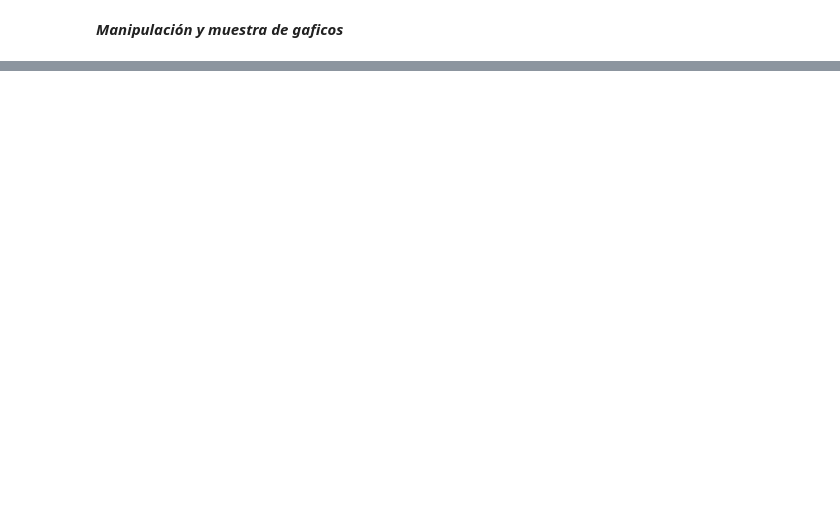
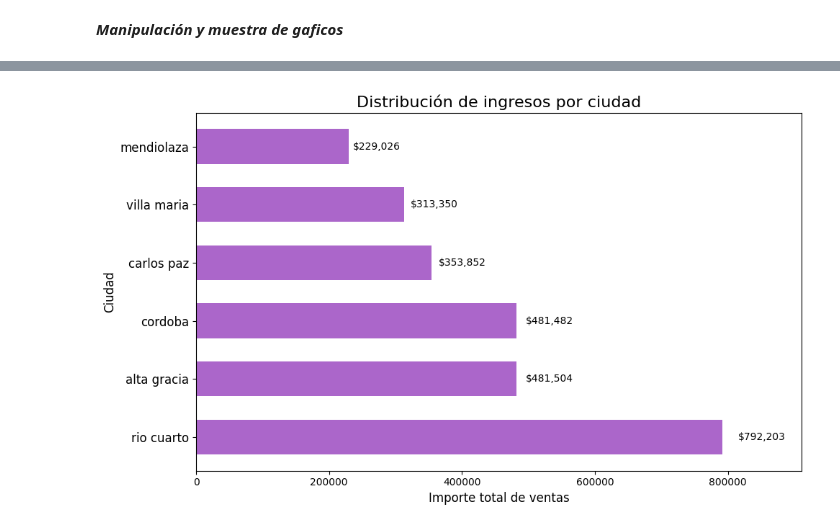
Before and after one commit to SofiaSuppia/FundamentosIA, a Jupyter notebook: Entrega2/Graficos.ipynb, the cells around one changed output, grey strips where cells are left out. Drawn from its saved outputs; the diff is of its cells as text; code cells hidden in the pictures; blank space fills up the shorter version.

```diff
--- a/Entrega2/Graficos.ipynb
+++ b/Entrega2/Graficos.ipynb
@@ -87,0 +189,34 @@ La Matriz de Correlaciones solo con variables numericas.
+# %%
+# Gráfico Barras - Distribución de ingresos por ciudad
+
+ingresos_ciudad = (
+    df_maestro
+    .groupby("ciudad", as_index=False)
+    .agg({"importe": "sum"})
+    .sort_values("importe", ascending=False)
+)
+
+plt.figure(figsize=(10, 6))
+plt.barh(
+    ingresos_ciudad["ciudad"],
+    ingresos_ciudad["importe"],
+    color="#ab66ca",
+    height=0.6
+)
+plt.xlabel("Importe total de ventas", fontsize=12)
+plt.xticks(fontsize=10)
+plt.ylabel("Ciudad", fontsize=12)
+plt.yticks(fontsize=12)
+plt.title("Distribución de ingresos por ciudad", fontsize=16)
+
+# Etiqueta de datos
+for i, nro in enumerate(ingresos_ciudad["importe"]):
+    plt.text(nro + (nro * 0.03), i, f"${nro:,.0f}", va="center", ha="left", fontsize=10)
+
+# Modificación margen del lienzo
+plt.xlim(0, ingresos_ciudad["importe"].max() * 1.15)
+
+plt.tight_layout()
+plt.show()
+# %% [output]
+[figure, added]
```
Also changed, not shown: parts of 12 cells of this notebook.
